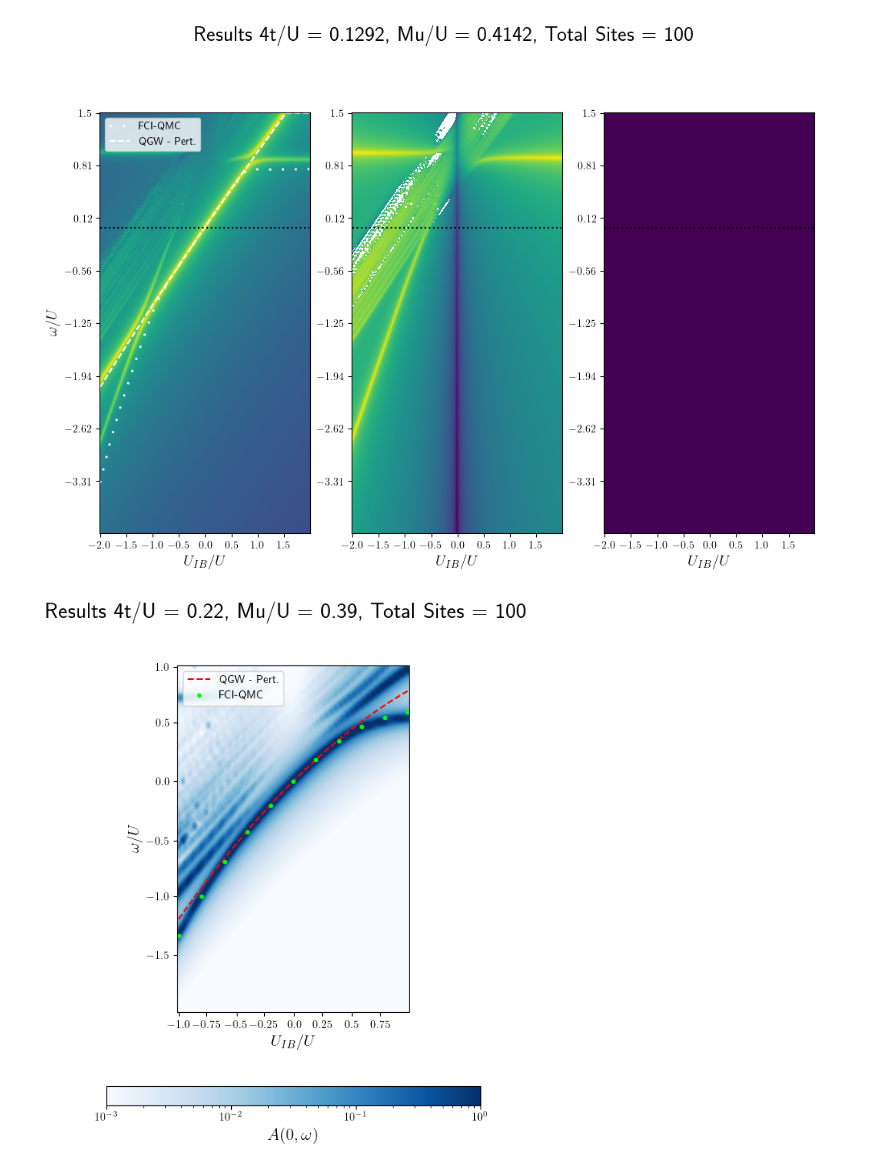
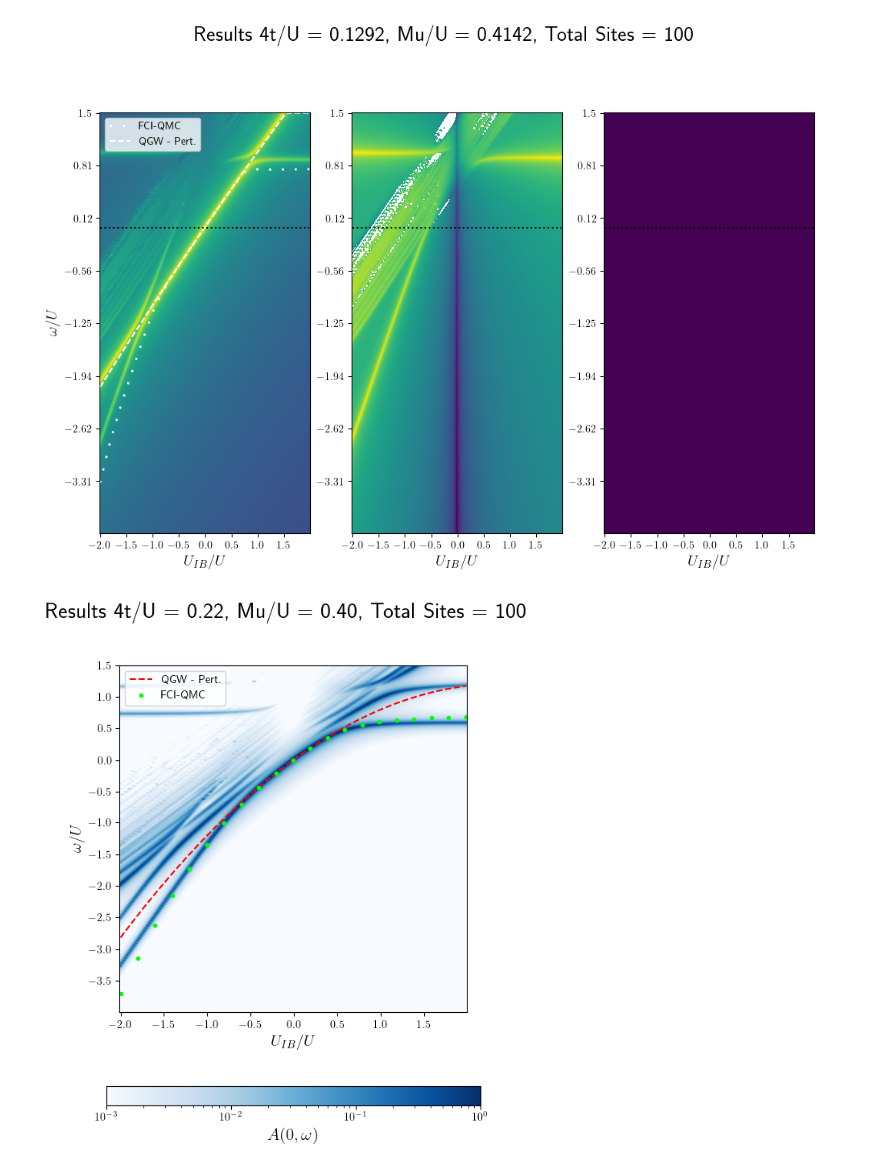
Before and after one commit to ragheedalhyder/BoseHubbard, a Jupyter notebook: src/Spectral_Density_vs_UIB_SCT.ipynb, the cells around one changed output. Drawn from its saved outputs; the diff is of its cells as text; code cells hidden in the pictures.

```diff
--- a/src/Spectral_Density_vs_UIB_SCT.ipynb
+++ b/src/Spectral_Density_vs_UIB_SCT.ipynb
@@ -24,8 +24,11 @@ import matplotlib.ticker as ticker
 # %%
 config_path = "config.yml"
 
-dJU = 0.1292 #(np.sqrt(2) - 1)**2 + 0.01 # which hopping value are we fixing to
-muU = np.sqrt(2)-1 # which chemical potential we are fixing to
+# 0.1723, 0.4142
+# 0.2154, 0.4014
+
+dJU = 0.2154 #(np.sqrt(2) - 1)**2 + 0.01 # which hopping value are we fixing to
+muU = 0.4014 # which chemical potential we are fixing to
 
 output_dir = class_utils.create_output_dir()
 config = class_utils.read_config(config_path)
@@ -171,10 +174,10 @@ Ep_M_t_0p045 = np.array([-3.34760259720932,-2.7917082543896,-2.3303271384676,-1.
 Ep_M_t_0p075 = np.array([-3.71328588779593,-3.14483168808094,-2.62258419432595,-2.1551068982953,-1.73262393074881,-1.34861869820071,-1.00442684678702,-0.70369039596017,-0.44212383269712,-0.210016564128341,0,0.189275780396277,0.352458736116826,0.47760910086735,0.558686911985995,0.605104950050664,0.634424001946133,0.653466838694103,0.667853028687259,0.677506556582985,0.686418902079267])
 
 
-UIBs_M = np.array([-1.0,-0.8,-0.6,-0.4,-0.2,0.0,0.2,0.4,0.6,0.8,1.0])
-Ep_M_t_0p075 = np.array([-1.34861869820071,-1.00442684678702,-0.70369039596017,-0.44212383269712,-0.210016564128341,0,0.189275780396277,0.352458736116826,0.47760910086735,0.558686911985995,0.605104950050664])
-#Ep_M_error_t_0p075 = np.array([7.30E-08,4.22E-08,2.41E-08,1.00E-08,2.24E-09,0,3.38E-09,1.31E-08,3.41E-08,6.72E-08,1.01E-07])
-#np.interp(-1.5,UIBs_M, Ep_M_t_0p045)
+# UIBs_M = np.array([-1.0,-0.8,-0.6,-0.4,-0.2,0.0,0.2,0.4,0.6,0.8,1.0])
+# Ep_M_t_0p075 = np.array([-1.34861869820071,-1.00442684678702,-0.70369039596017,-0.44212383269712,-0.210016564128341,0,0.189275780396277,0.352458736116826,0.47760910086735,0.558686911985995,0.605104950050664])
+# #Ep_M_error_t_0p075 = np.array([7.30E-08,4.22E-08,2.41E-08,1.00E-08,2.24E-09,0,3.38E-09,1.31E-08,3.41E-08,6.72E-08,1.01E-07])
+# #np.interp(-1.5,UIBs_M, Ep_M_t_0p045)
 # %%
 
 plt.rcParams['text.usetex'] = True
@@ -329,35 +332,35 @@ idx = np.searchsorted(en_vector, 0, side="left") # find \omega = 0
 #dJU = 0.1292
 #muU = 0.41
 #M = 100
 
 
 
 #X, Y = np.meshgrid(UIBs, omega0s + omega1s + omega2s)
 # ax2 = ax.twinx()
 # Transform the y-coordinates of the plot to match the image coordinates
 plot_x = np.interp(UIBs, (UIBs.min(), UIBs.max()), (0, SpectralFuncs_rot.shape[1]-1))
 plot_y = SpectralFuncs_rot.shape[0] - 1 - np.interp(omega0s + omega1s + omega2s, (en_vector.min(), en_vector.max()), (0, SpectralFuncs_rot.shape[0]-1))
 plot_non_T = SpectralFuncs_rot.shape[0] - 1 - np.interp(np.real(Sigma_rot[idx,:]), (en_vector.min(), en_vector.max()), (0, SpectralFuncs_rot.shape[0]-1))
 plot_0 = len(en_vector) - idx + np.zeros(len(plot_y))
 
 # Overlay the plot on top of the imshow figure
 fig.suptitle(f"Results 4t/U = {dJU:0.4f}, Mu/U = {muU:0.4f}, Total Sites = {M}", fontsize = 20)
 ax1.plot(plot_x, plot_y, linestyle = '--', label='QGW - Pert.', color='red', linewidth=1.5)
 #ax1.plot(plot_x, plot_non_T, linestyle = ':', label='NSC:  Ladder', color='white', linewidth=1.5)
 #ax1.plot(plot_x, plot_0, linestyle = '-', color='white', linewidth=1.5)
 #ax2.plot(plot_x, plot_y, linestyle = '--', label='Perturbative - Rayl. Schr.', color='white', linewidth=1.5)
 
-Ep_M = Ep_M_t_0p045
+Ep_M = Ep_M_t_0p075
 plot_x = np.interp(UIBs_M, (UIBs_M.min(), UIBs_M.max()), (0, SpectralFuncs_rot.shape[1]-1))
 plot_y = SpectralFuncs_rot.shape[0] - 1 - np.interp(Ep_M, (en_vector.min(), en_vector.max()), (0, SpectralFuncs_rot.shape[0]-1))
 fig.suptitle(f"Results 4t/U = {dJU:0.2f}, Mu/U = {muU:0.2f}, Total Sites = {M}", fontsize = 20)
 ax1.plot(plot_x, plot_y, '.', label='FCI-QMC', color='lime')
 
 ax1.legend()
 
 plt.show()
 # %% [output]
-[figure, old version]
+[figure, new version]
 # %%
 ## Save the figure
 #filename = f'../figs/Spectral_Line_UIB_Scan/dJU_{dJU}_Mu_{muU:.2f}_M_{grid.M}_N_{N}_num_en_{num_en}_num_UIB_{num_UIB}.pdf'
```
Also changed, not shown: parts of 1 cell of this notebook, 51 other files.
